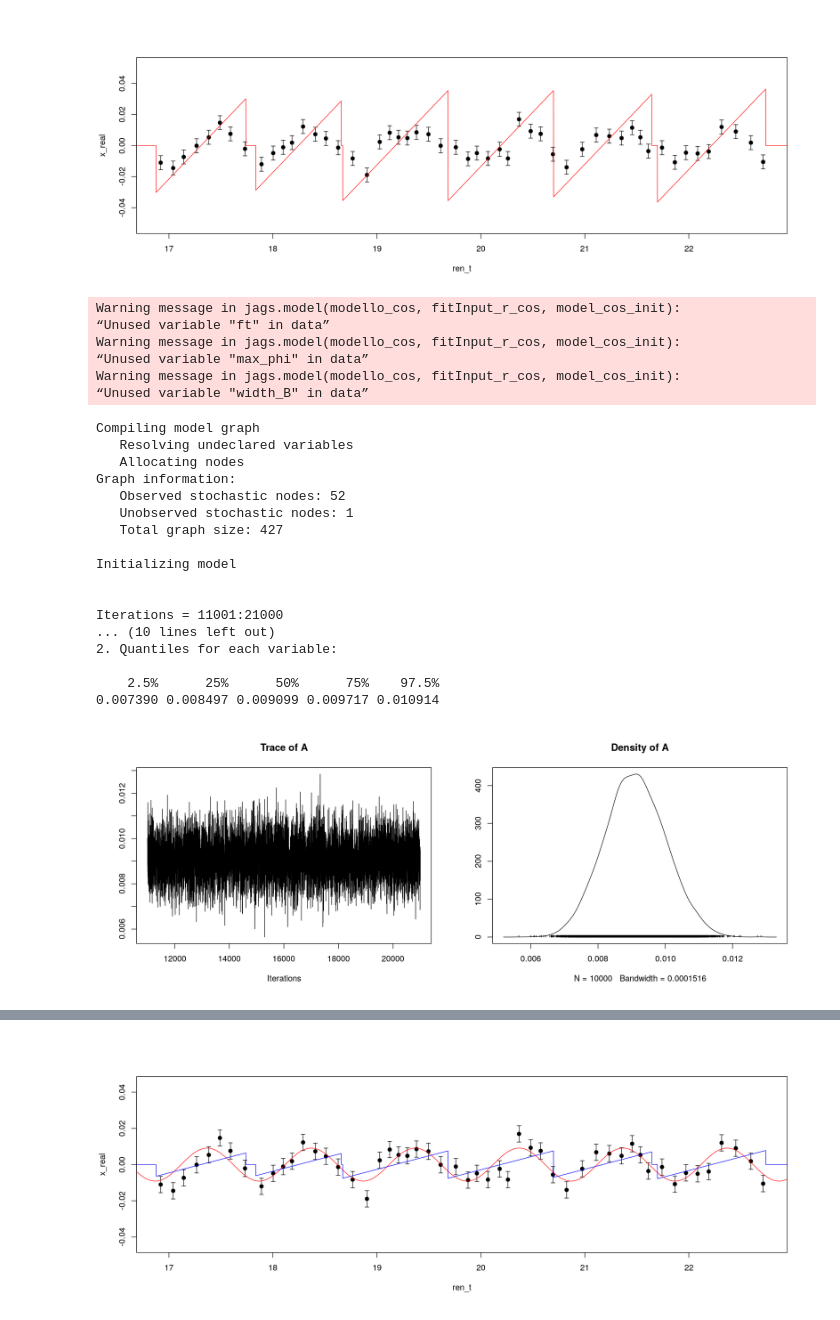
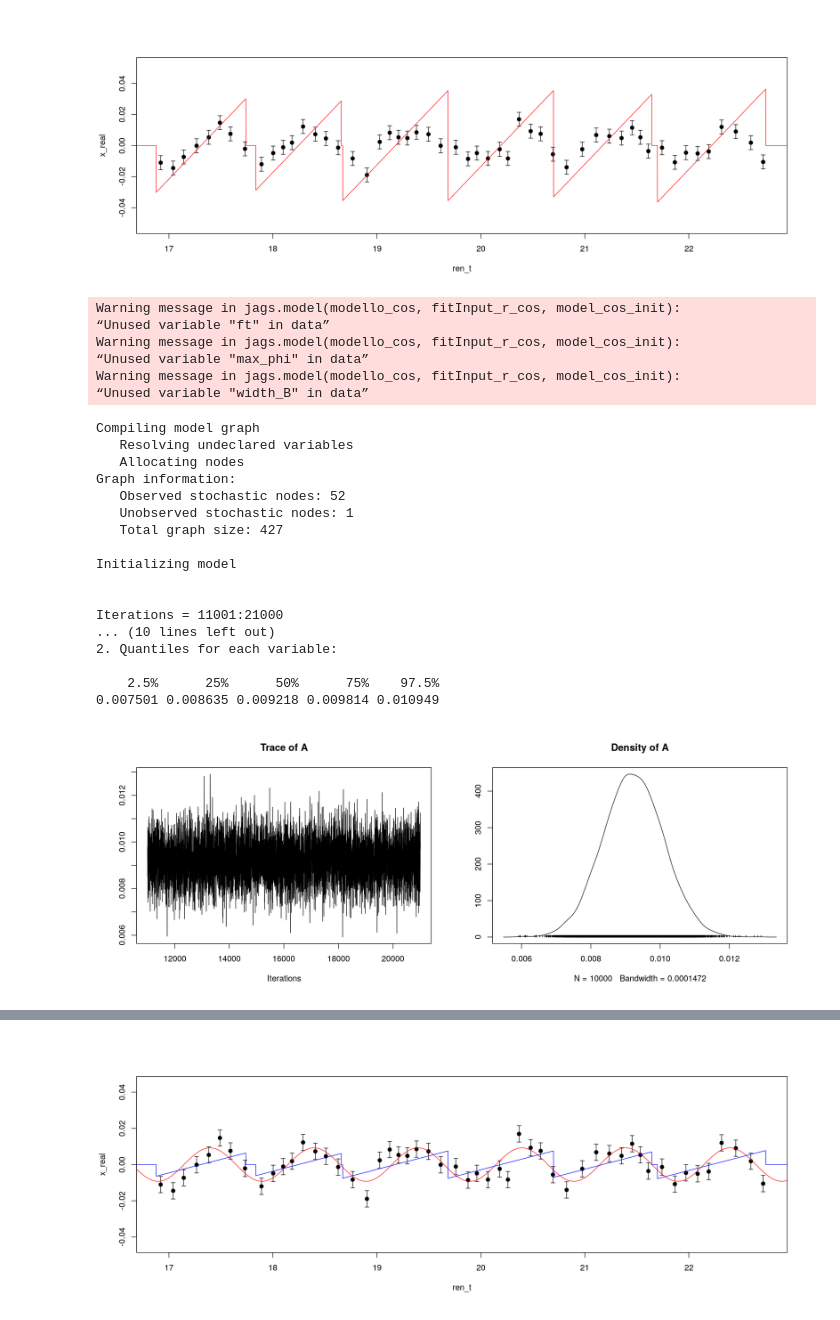
Before and after one commit to piacent/bayes_analysis, a Jupyter notebook: DAMA_Bayes_realdata_3.R.ipynb, the cells around one changed output, grey strips where cells are left out. Saved outputs shown, nothing was run; the diff lists cells and outputs as text; code cells hidden in the pictures.

```diff
--- a/DAMA_Bayes_realdata_3.R.ipynb
+++ b/DAMA_Bayes_realdata_3.R.ipynb
@@ -138,7 +138,7 @@ max_phicos   <- 2 * pi
 
 modello_cos    <-    "COSfix.bug" # file con modello di puro segnale
 
-#model_cos_init    <- list(A = 0.02, phi = 3.97073)
+#model_cos_init    <- list(A = 0.02, phi = 3.801730)
 model_cos_init    <- list(A = 0.02)
 
 fitInput_r_cos <- NULL
@@ -150,7 +150,7 @@ fitInput_r_cos$t      <- ren_t
 fitInput_r_cos$ft     <- floor(ren_t+0.15)
 fitInput_r_cos$v      <- 1
 fitInput_r_cos$pi     <- pi
-fitInput_r_cos$phi    <- 3.97073
+fitInput_r_cos$phi    <- 3.801730
 
 # prior parameters
 fitInput_r_cos$max_A   <- max_Acos
@@ -171,35 +171,35 @@ to.sample_cos_r = c('A')
 catena_cos_r <- coda.samples(m_cos_r, to.sample_cos_r, n.iter=10000)  # sampling
 
 mcmc_cos_r <- as.mcmc(catena_cos_r)
 
 print(summary(catena_cos_r))
 
 plot(catena_cos_r)
 # %% [output]
 Warning message in jags.model(modello_cos, fitInput_r_cos, model_cos_init):
 “Unused variable "ft" in data”
 Warning message in jags.model(modello_cos, fitInput_r_cos, model_cos_init):
 “Unused variable "max_phi" in data”
 Warning message in jags.model(modello_cos, fitInput_r_cos, model_cos_init):
 “Unused variable "width_B" in data”
 Compiling model graph
    Resolving undeclared variables
    Allocating nodes
 Graph information:
    Observed stochastic nodes: 52
    Unobserved stochastic nodes: 1
    Total graph size: 427
 
 Initializing model
 
 
 Iterations = 11001:21000
 ... (10 lines left out)
 2. Quantiles for each variable:
 
     2.5%      25%      50%      75%    97.5%
-0.007390 0.008497 0.009099 0.009717 0.010914
+0.007501 0.008635 0.009218 0.009814 0.010949
-[figure, old version]
+[figure, new version]
 # %%
 # FIT OF THE REAL DATA WITH SAWCOS
 
```
Also changed, not shown: parts of 15 cells of this notebook, 3 other files.
